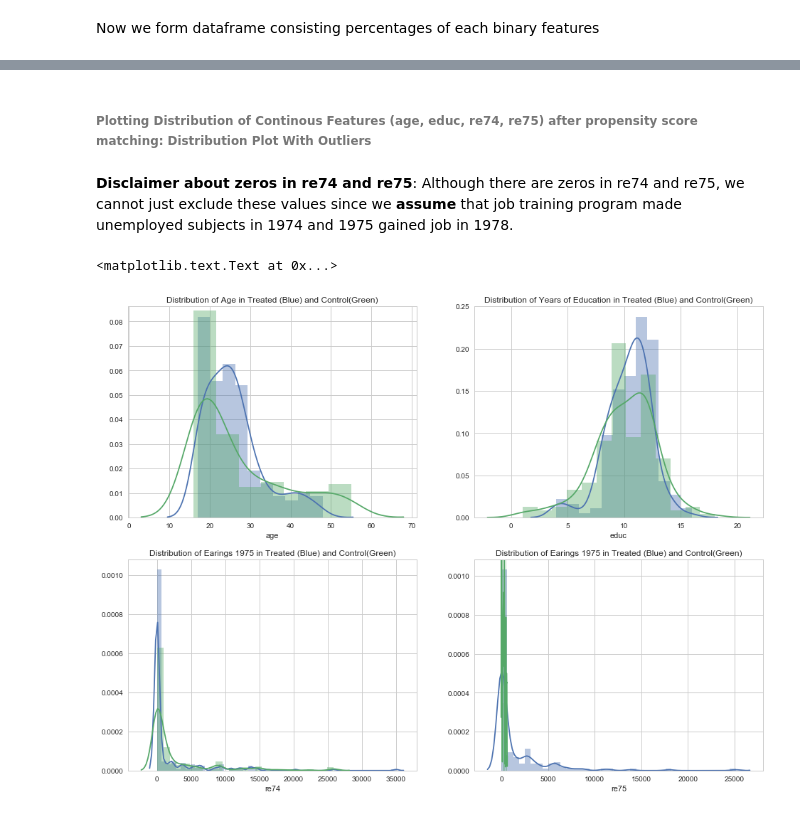
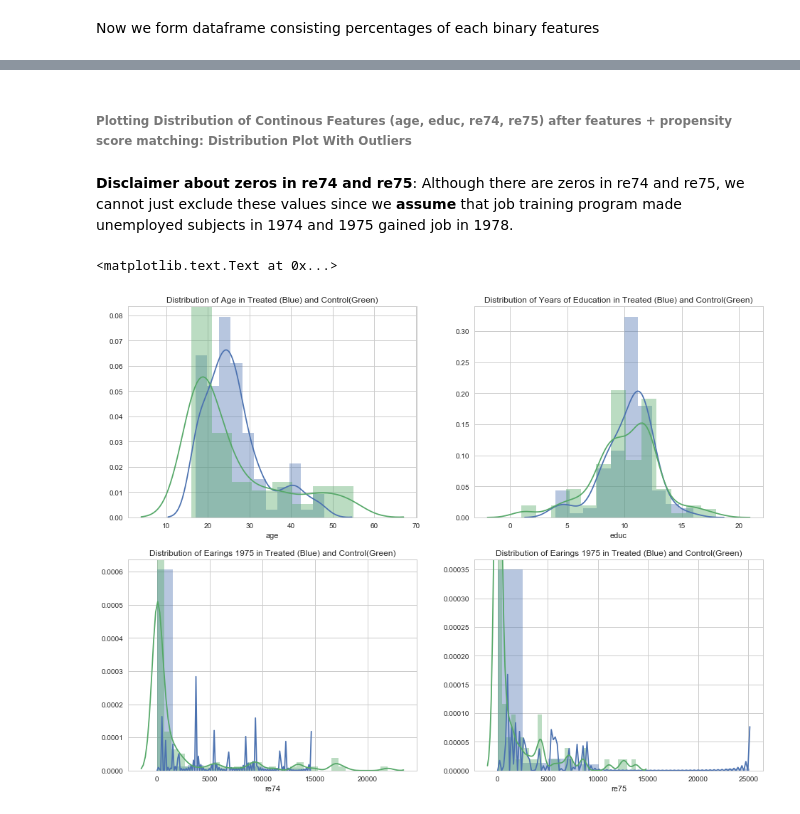
Before and after one commit to sanadhis/ADA-2017, a Jupyter notebook: 04 - Applied ML/Homework04.ipynb, the cells around one changed output, grey strips where cells are left out. Drawn from its saved outputs; the diff is of its cells as text; code cells hidden in the pictures.

```diff
--- a/04 - Applied ML/Homework04.ipynb
+++ b/04 - Applied ML/Homework04.ipynb
@@ -813,19 +815,16 @@ Matched control-treated subject:
 #### Data wrangling
 Finally, we add corresponding values of re78 to each pair of control-treated subject.
 # %%
-# set "id" as index of df_raw, form new dataframe
-df_raw_indexed = df_raw.set_index("id")
-
 # Get value of re78 each matched control-treated subject
-re78_control = df_raw_indexed.loc[df_prop_matched_features["control"]]["re78"]
-re78_treated = df_raw_indexed.loc[df_prop_matched_features["treated"]]["re78"]
+re78_control = df_raw_indexed.loc[df_prop_fm["control"]]["re78"]
+re78_treated = df_raw_indexed.loc[df_prop_fm["treated"]]["re78"]
 
 # add the re78 into df_prop_matched
-df_prop_matched_features["re78_control"] = list(re78_control)
-df_prop_matched_features["re78_treated"] = list(re78_treated)
+df_prop_fm["re78_control"] = list(re78_control)
+df_prop_fm["re78_treated"] = list(re78_treated)
 
 print("Matched control-treated subject with their corresponding re78 value")
-df_prop_matched_features.head()
+df_prop_fm.head()
 # %% [output]
 Matched control-treated subject with their corresponding re78 value
 |  | control | treated | re78_control | re78_treated |
@@ -841,20 +840,20 @@ Matched control-treated subject with their corresponding re78 value
 Now we confirm the distribution of features in our matched dataset control and treated group.
 # %%
 # Get only matched control-treated pair from raw dataframe
-df_control_f_matched = df_raw_indexed.loc[df_prop_matched_features["control"]]
-df_treated_f_matched = df_raw_indexed.loc[df_prop_matched_features["treated"]]
+df_control_fm = df_raw_indexed.loc[df_prop_fm["control"]]
+df_treated_fm = df_raw_indexed.loc[df_prop_fm["treated"]]
 
 # note that n_treated should be equal to n_control
-n_treated = df_treated_f_matched.shape[0]
-n_control = df_control_f_matched.shape[0]
+n_treated_fm = df_treated_fm.shape[0]
+n_control_fm = df_control_fm.shape[0]
 
 # Check how many pairs we have
-print("Number of treated subject: ",n_treated)
-print("Number of control subject: ",n_control)
+print("Number of treated subject: ",n_treated_fm)
+print("Number of control subject: ",n_control_fm)
 
 # Display pairs-example
-display(df_control_f_matched.head(3))
-display(df_treated_f_matched.head(3))
+display(df_control_fm.head(3))
+display(df_treated_fm.head(3))
 # %% [output]
 Number of treated subject:  116
 Number of control subject:  116
@@ -945,27 +947,27 @@ ax.set_title('Percentage of Binary Feature in Treated Group(Blue) and Control Gr
 # %% [markdown]
-###### Plotting Distribution of Continous Features (age, educ, re74, re75) after propensity score matching:  Distribution Plot With Outliers
+###### Plotting Distribution of Continous Features (age, educ, re74, re75) after features + propensity score matching:  Distribution Plot With Outliers
 # %% [markdown]
 **Disclaimer about zeros in re74 and re75**: Although there are zeros in re74 and re75, we cannot just exclude these values since we **assume** that job training program made unemployed subjects in 1974 and 1975 gained job in 1978.
 # %%
 # Plot 2 x 2
 fig, ([ax1, ax2], [ax3, ax4]) = plt.subplots(nrows=2, ncols=2)
 fig.set_size_inches(16, 12)
 
-ax1 = sns.distplot(df_treated['age'], ax=ax1)
-ax1 = sns.distplot(df_control['age'], ax=ax1)
+ax1 = sns.distplot(df_treated_fm['age'], ax=ax1)
+ax1 = sns.distplot(df_control_fm['age'], ax=ax1)
 ax1.set_title("Distribution of Age in Treated (Blue) and Control(Green)")
 
-ax2 = sns.distplot(df_treated['educ'], ax=ax2)
-ax2 = sns.distplot(df_control['educ'], ax=ax2)
+ax2 = sns.distplot(df_treated_fm['educ'], ax=ax2)
+ax2 = sns.distplot(df_control_fm['educ'], ax=ax2)
 ax2.set_title("Distribution of Years of Education in Treated (Blue) and Control(Green)")
 
-ax3 = sns.distplot(df_treated['re74'], ax=ax3)
-ax3 = sns.distplot(df_control['re74'], ax=ax3)
+ax3 = sns.distplot(df_treated_fm['re74'], ax=ax3)
+ax3 = sns.distplot(df_control_fm['re74'], ax=ax3)
 ax3.set_title("Distribution of Earings 1975 in Treated (Blue) and Control(Green)")
 
-ax4 = sns.distplot(df_treated['re75'], ax=ax4)
-ax4 = sns.distplot(df_control['re75'], ax=ax4)
+ax4 = sns.distplot(df_treated_fm['re75'], ax=ax4)
+ax4 = sns.distplot(df_control_fm['re75'], ax=ax4)
 ax4.set_title("Distribution of Earings 1975 in Treated (Blue) and Control(Green)")
 # %% [output]
 <matplotlib.text.Text at 0x...>
-[figure, old version]
+[figure, new version]
```
Also changed, not shown: parts of 28 cells of this notebook.
